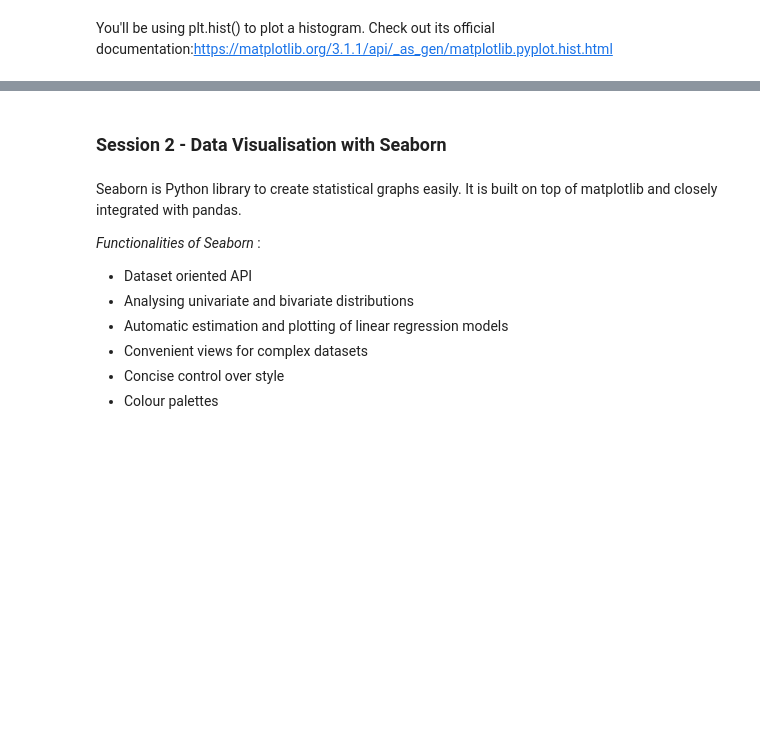
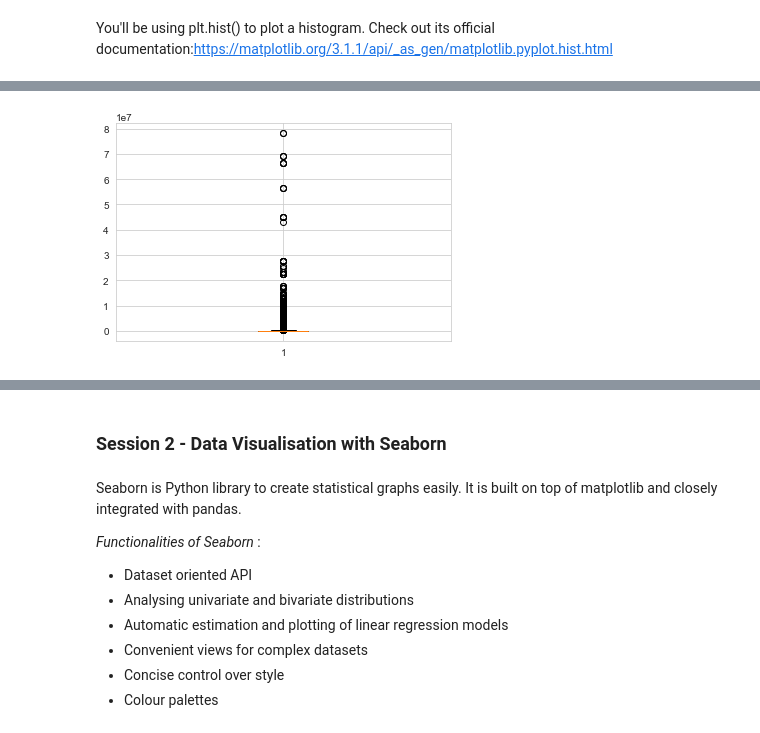
Before and after one commit to tuannguyen-itit/gg_playstore, a Jupyter notebook: Data Visualisation in Python - Case Study.ipynb, the cells around one changed output, grey strips where cells are left out. Drawn from its saved outputs; the diff is of its cells as text; code cells hidden in the pictures; blank space fills up the shorter version.

```diff
--- a/Data Visualisation in Python - Case Study.ipynb
+++ b/Data Visualisation in Python - Case Study.ipynb
@@ -431,4 +514,9 @@ You'll be using plt.hist() to plot a histogram. Check out its official documenta
 # %%
 #Create a boxplot of the Reviews column
+
+plt.boxplot(inp1.Reviews)
+plt.show()
+# %% [output]
+[figure, added]
 # %%
 #Check records with 1 million reviews
```
Also changed, not shown: parts of 83 cells of this notebook.
